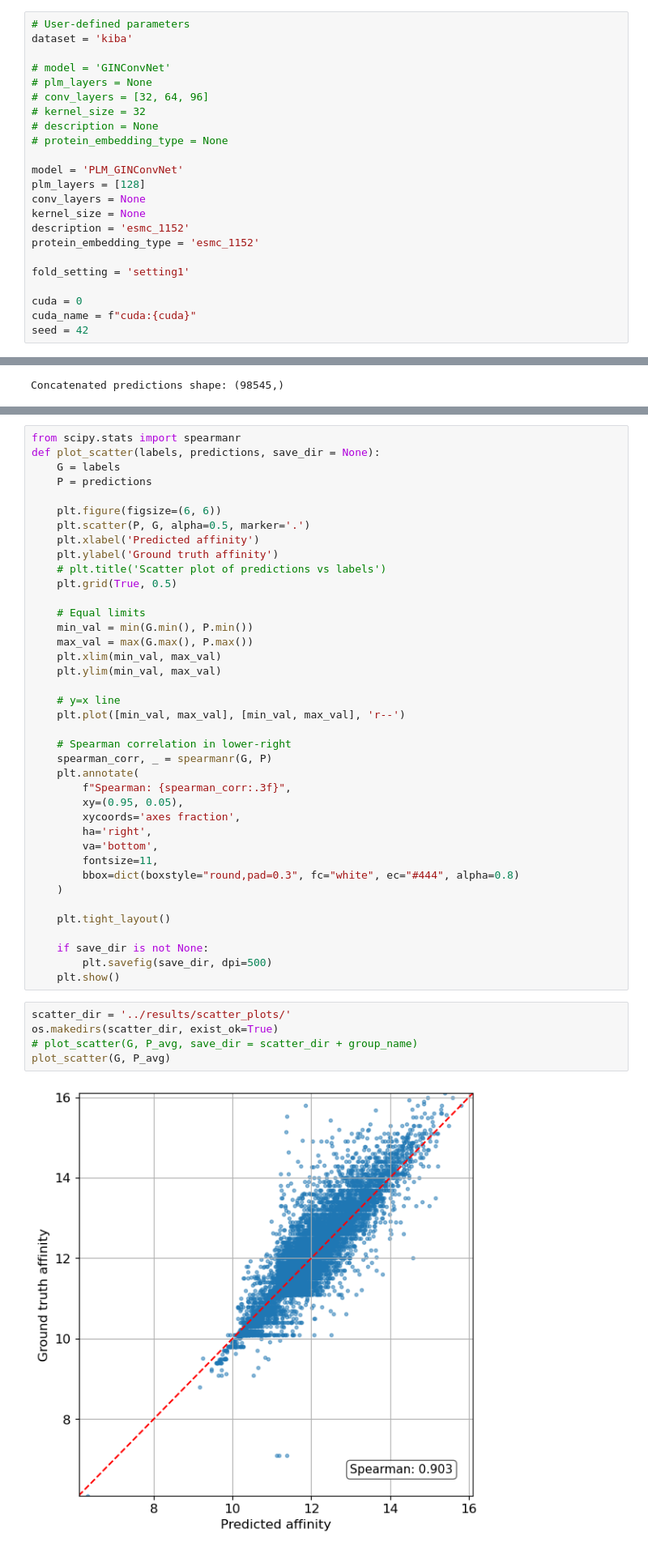
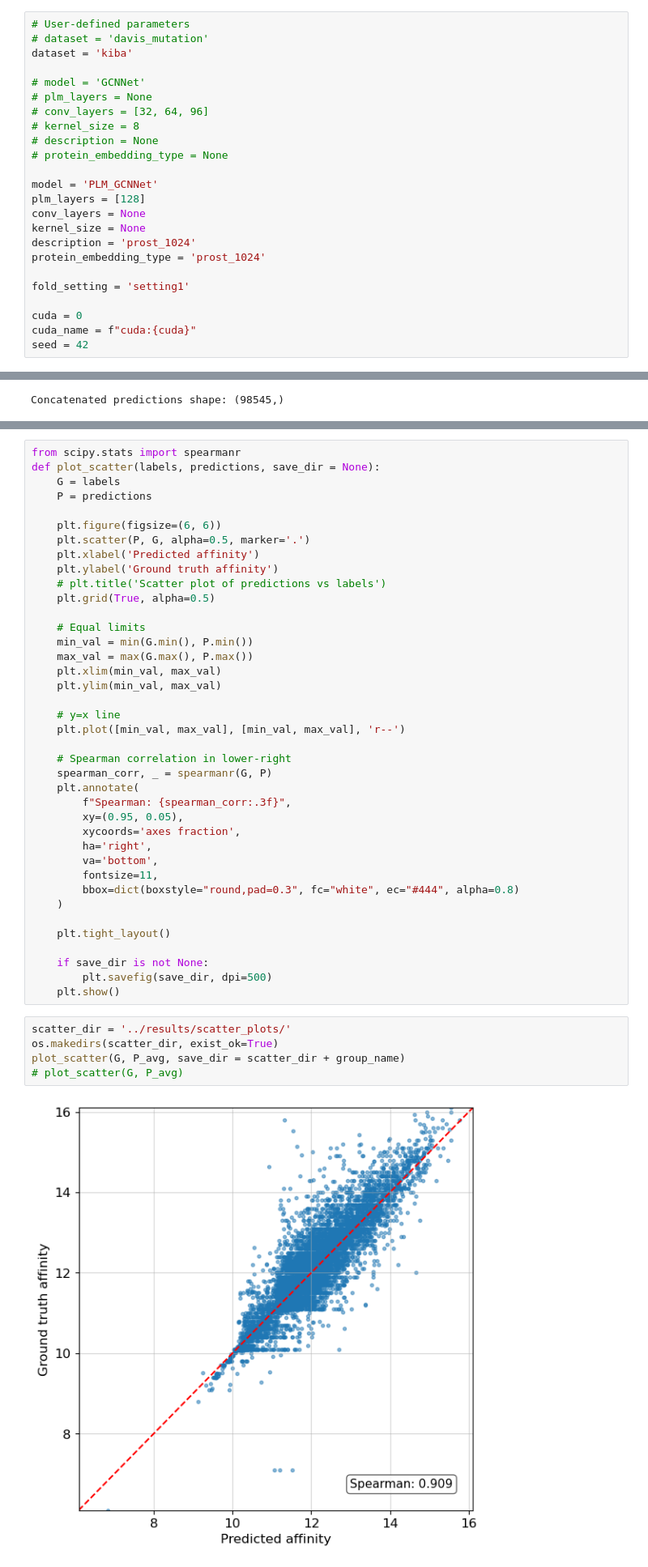
Before and after one commit to matija-marijan/PLM-GraphDTA, a Jupyter notebook: analysis/prediction.ipynb, the cells around one changed output, grey strips where cells are left out. Shown: that part at 81% size. Cells and saved outputs as stored; diff of their text form.

```diff
--- a/analysis/prediction.ipynb
+++ b/analysis/prediction.ipynb
@@ -69,21 +69,22 @@ def predicting(model, device, loader):
     return total_labels.numpy().flatten(),total_preds.numpy().flatten()
 # %%
 # User-defined parameters
+# dataset = 'davis_mutation'
 dataset = 'kiba'
 
-# model = 'GINConvNet'
+# model = 'GCNNet'
 # plm_layers = None
 # conv_layers = [32, 64, 96]
-# kernel_size = 32
+# kernel_size = 8
 # description = None
 # protein_embedding_type = None
 
-model = 'PLM_GINConvNet'
+model = 'PLM_GCNNet'
 plm_layers = [128]
 conv_layers = None
 kernel_size = None
-description = 'esmc_1152'
-protein_embedding_type = 'esmc_1152'
+description = 'prost_1024'
+protein_embedding_type = 'prost_1024'
 
 fold_setting = 'setting1'
 
@@ -339,7 +340,7 @@ def plot_scatter(labels, predictions, save_dir = None):
     plt.xlabel('Predicted affinity')
     plt.ylabel('Ground truth affinity')
     # plt.title('Scatter plot of predictions vs labels')
-    plt.grid(True, 0.5)
+    plt.grid(True, alpha=0.5)
 
     # Equal limits
     min_val = min(G.min(), P.min())
@@ -370,10 +371,10 @@ def plot_scatter(labels, predictions, save_dir = None):
 # %%
 scatter_dir = '../results/scatter_plots/'
 os.makedirs(scatter_dir, exist_ok=True)
-# plot_scatter(G, P_avg, save_dir = scatter_dir + group_name)
-plot_scatter(G, P_avg)
+plot_scatter(G, P_avg, save_dir = scatter_dir + group_name)
+# plot_scatter(G, P_avg)
 # %% [output]
-[figure, old version]
+[figure, new version]
 # %%
 # Ensure P_avg is in the dataframe
 if 'prediction_avg' not in prediction_dataframe.columns:
```
Also changed, not shown: parts of 8 cells of this notebook.
